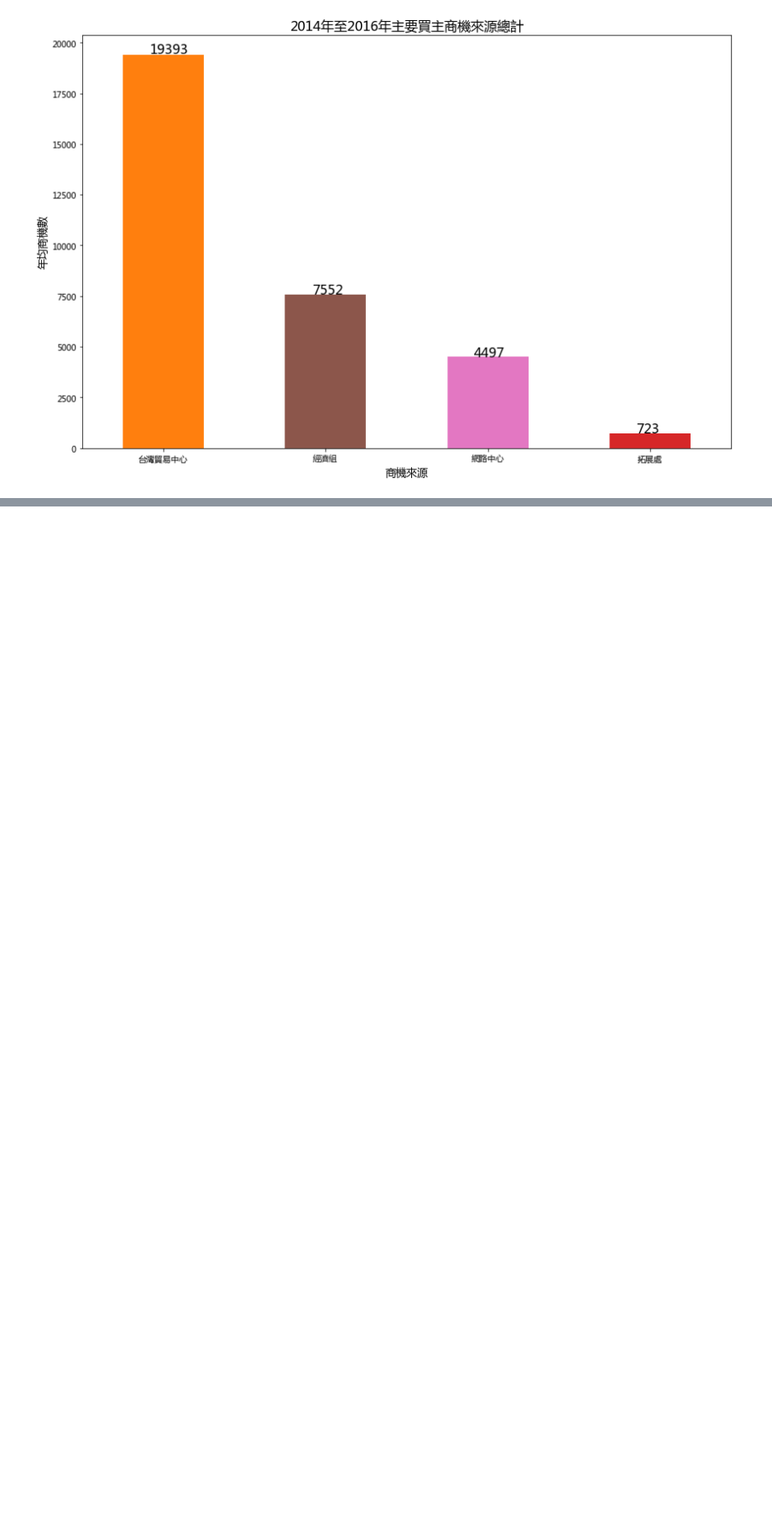
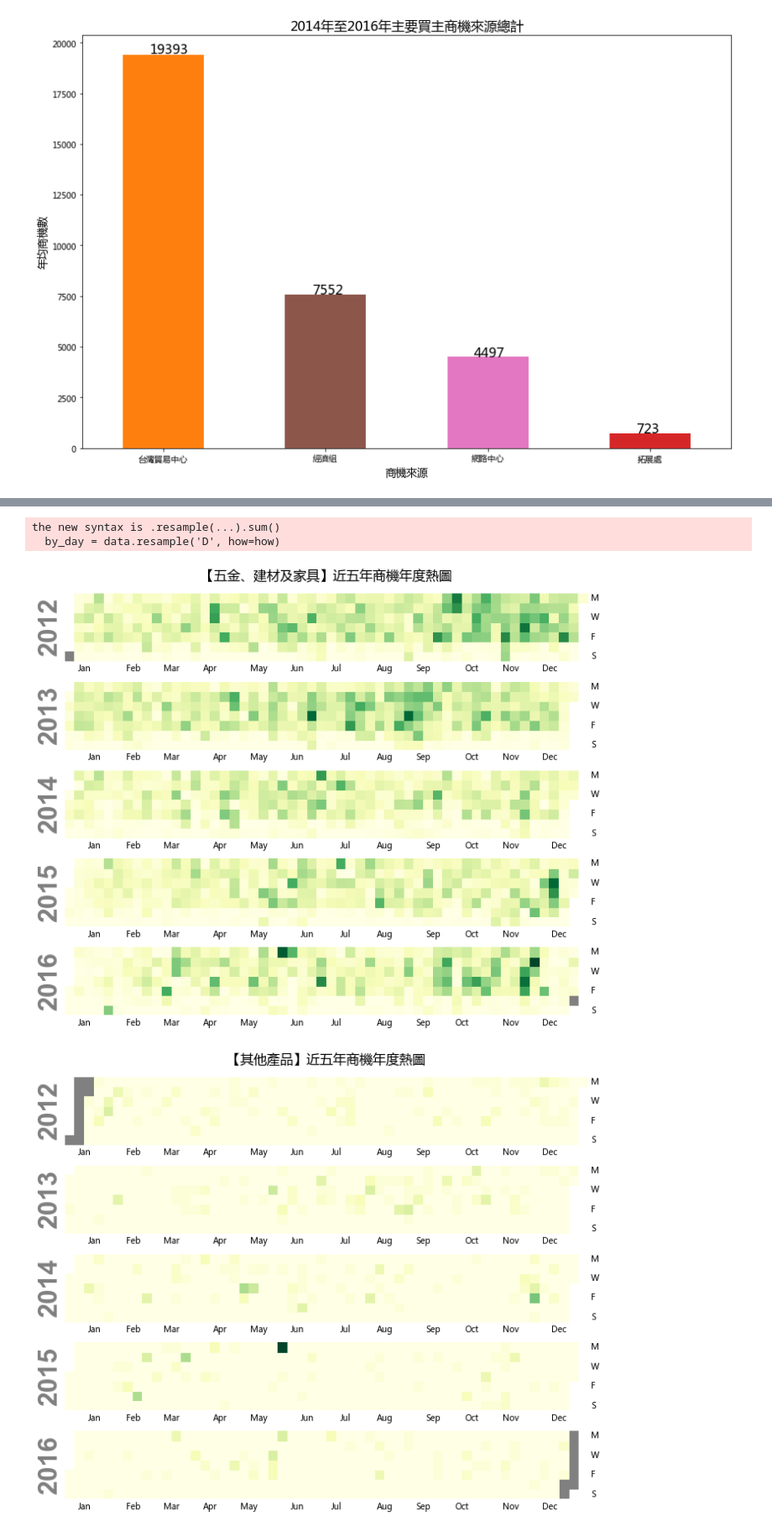
Before and after one commit to lincht/TradeModel, a Jupyter notebook: system/inquiry_eda.ipynb, the cells around one changed output, grey strips where cells are left out. Shown at 84% size. Cells and saved outputs as stored; diff of their text form; code cells hidden in the pictures; blank space fills up the shorter version.

```diff
--- a/system/inquiry_eda.ipynb
+++ b/system/inquiry_eda.ipynb
@@ -132,0 +250,24 @@ df.to_csv(path + 'inquiry_compressed.csv', index=False, encoding='utf-8')
+# %%
+import calmap
+
+ctgy_cnt_day = (five.set_index('creation_date').groupby('ctgy')['buyer_id']
+                .resample('D').count().unstack('ctgy'))
+
+def plot_calendar(s, cmap='YlGn'):
+    fname = s.name
+    calmap.calendarplot(s, daylabels='MTWTFSS', dayticks=[0, 2, 4, 6], cmap=cmap,
+                        fillcolor='grey', linewidth=0, fig_kws=dict(figsize=(12, 8)))
+    plt.suptitle('【' + fname + '】近五年商機年度熱圖', fontsize=16)
+    plt.tight_layout()
+    plt.subplots_adjust(top=0.93)
+    plt.savefig(output_path + fname + '.jpg', dpi=300)
+    plt.show()
+    return
+
+for c in ctgy_cnt_day.columns:
+    plot_calendar(ctgy_cnt_day[c])
+# %% [output]
+the new syntax is .resample(...).sum()
+  by_day = data.resample('D', how=how)
+[figure, added]
+[figure, added]
```
Also changed, not shown: parts of 18 cells of this notebook.
